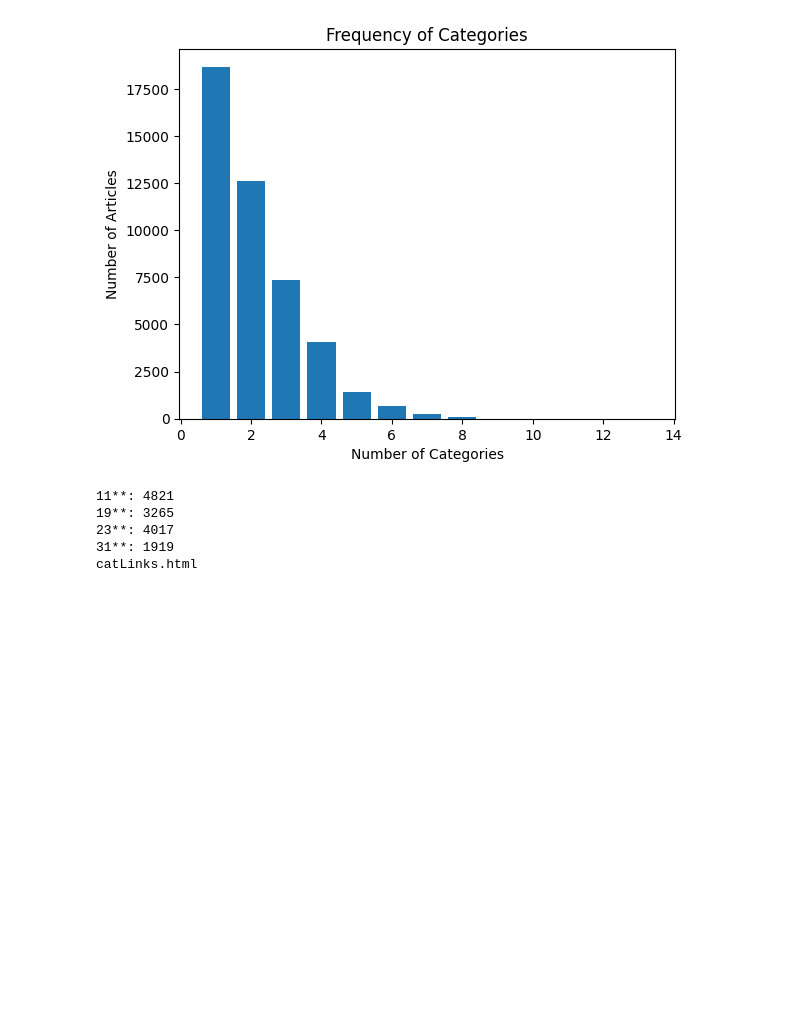
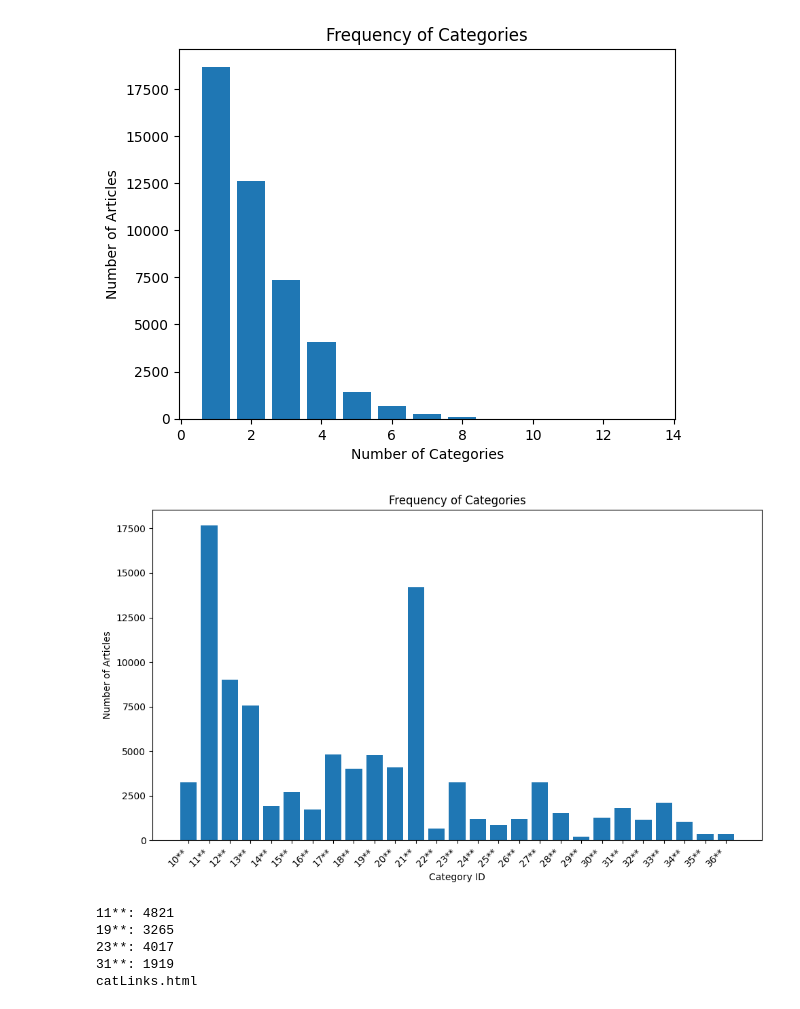
Before and after one commit to Alexander-Mekovsky/COSC-495, a Jupyter notebook: Task 1.ipynb, the cells around one changed output. Cells and saved outputs as stored; diff of their text form; code cells hidden in the pictures; blank space fills up the shorter version.

```diff
--- a/Task 1.ipynb
+++ b/Task 1.ipynb
@@ -36,6 +36,20 @@ plt.ylabel('Number of Articles')
 plt.title('Frequency of Categories')
 plt.show()# Print the counts for the main categories
 
+
+# Bar chart: Displays the information on most common categories
+plt.figure(figsize=(10, 6))  # Adjust figure size as needed
+plt.bar(sorted(topCats.keys()), topCats.values())
+
+# Spread out the category IDs evenly
+plt.xticks(rotation=45, ha='right')  # Rotating labels for better readability
+
+plt.xlabel('Category ID')
+plt.ylabel('Number of Articles')
+plt.title('Frequency of Categories')
+plt.tight_layout()  # Adjust layout to prevent clipping of labels
+plt.show()
+
 for cat in mainCats: print(f"{cat}: {topCats[cat]}")
 
 # Function to generate a random color
@@ -46,36 +60,47 @@ def average_color(color1, color2):
     # Convert hex colors to RGB tuples
     r1, g1, b1 = int(color1[1:3], 16), int(color1[3:5], 16), int(color1[5:], 16)
     r2, g2, b2 = int(color2[1:3], 16), int(color2[3:5], 16), int(color2[5:], 16)
     # Calculate average RGB values
     avg_r = (r1 + r2) // 2
     avg_g = (g1 + g2) // 2
     avg_b = (b1 + b2) // 2
     # Convert average RGB values to hex color
     return "#{:02x}{:02x}{:02x}".format(avg_r, avg_g, avg_b)
 
 # Prompt user to input top-level categories
 user_input = input("Enter top-level categories (separated by comma), or press Enter to include all: ")
 selected_categories = user_input.split(',') if user_input else list(topCats.keys())
 
 catNet = Network(height="1200px", width="100%", bgcolor="#222222", font_color="white")
 catNetNodeColor = {}
 for cat in selected_categories:
     if cat in topCats:
         catNetNodeColor[cat] = random_color()
-        catNet.add_node(cat, size=1 + math.log(topCats[cat] + 1), color=catNetNodeColor[cat])
+        catNet.add_node(cat, size=1 + math.log(topCats[cat] + 1), color=catNetNodeColor[cat],title=str(topCats[cat]))
+
+catNetMax = max(catNetEdges.values())  # Max amount of connections of a single node (edge weight)
+min_width = 0.1  # Minimum width for edges
+max_width = 10.0  # Maximum width for edges
+
+for (source, target), count in catNetEdges.items():
+    if source in selected_categories and target in selected_categories:
+        # Scale the edge width logarithmically based on the edge count
+        scaled_width = min_width + (max_width - min_width) * (math.log(count + 1) / math.log(catNetMax + 1))
+        catNet.add_edge(source, target, width=scaled_width, color=[average_color(catNetNodeColor.get(source, '#ffffff'), catNetNodeColor.get(target, '#ffffff'))], title=str(count))
+
 
 catNetMax = max(catNetEdges.values()) # Max amount of connections of a single node <=> node
 for (source, target), count in catNetEdges.items():
     if source in selected_categories and target in selected_categories:
-        catNet.add_edge(source, target, width=.001 + 10 * math.log(count + 1) / math.log(catNetMax + 1), color=average_color(catNetNodeColor.get(source, '#ffffff'), catNetNodeColor.get(target, '#ffffff')))
+        catNet.add_edge(source, target, width=.001 + 10 * math.log(count + 1) / math.log(catNetMax + 1), color=average_color(catNetNodeColor.get(source, '#ffffff'), catNetNodeColor.get(target, '#ffffff')), title=str(count))
 
 
 # Visualize the network graph
 catNet.toggle_physics(False)
-catNet.show_buttons(filter_=["nodes"])
 catNet.show('catLinks.html',notebook=False)
 # %% [output]
 [figure]
+[figure, added]
 11**: 4821
 19**: 3265
 23**: 4017
```
Also changed, not shown: 1 other file.
